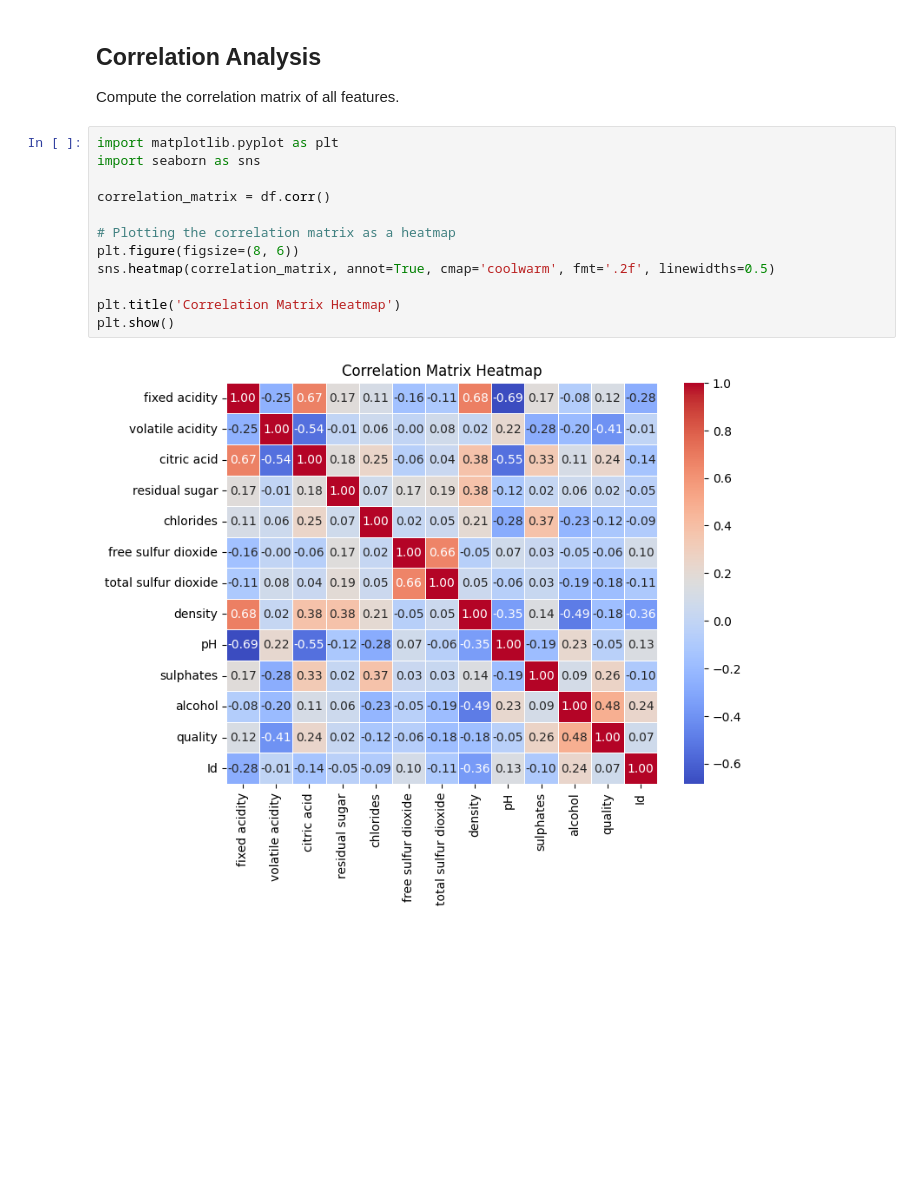
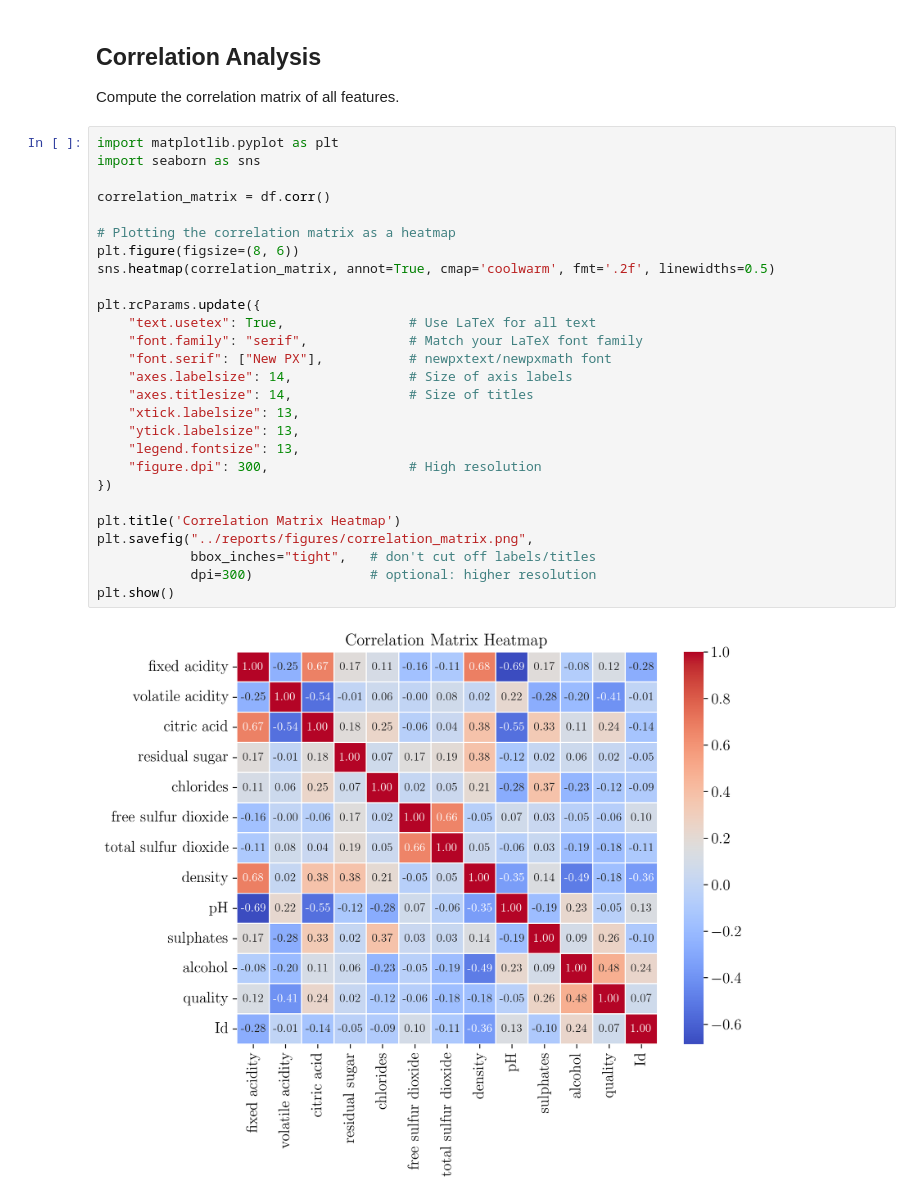
Before and after one commit to SigurdRiseth/idatg2208-assignment-1, a Jupyter notebook: notebooks/01_data_exploration.ipynb, the cells around one changed output. Saved outputs shown, nothing was run; the diff lists cells and outputs as text; blank space fills up the shorter version.

```diff
--- a/notebooks/01_data_exploration.ipynb
+++ b/notebooks/01_data_exploration.ipynb
@@ -51,14 +51,29 @@ Compute the correlation matrix of all features.
 # %%
 import matplotlib.pyplot as plt
 import seaborn as sns
 
 correlation_matrix = df.corr()
 
 # Plotting the correlation matrix as a heatmap
 plt.figure(figsize=(8, 6))
 sns.heatmap(correlation_matrix, annot=True, cmap='coolwarm', fmt='.2f', linewidths=0.5)
 
+plt.rcParams.update({
+    "text.usetex": True,                # Use LaTeX for all text
+    "font.family": "serif",             # Match your LaTeX font family
+    "font.serif": ["New PX"],           # newpxtext/newpxmath font
+    "axes.labelsize": 14,               # Size of axis labels
+    "axes.titlesize": 14,               # Size of titles
+    "xtick.labelsize": 13,
+    "ytick.labelsize": 13,
+    "legend.fontsize": 13,
+    "figure.dpi": 300,                  # High resolution
+})
+
 plt.title('Correlation Matrix Heatmap')
+plt.savefig("../reports/figures/correlation_matrix.png",
+            bbox_inches="tight",   # don't cut off labels/titles
+            dpi=300)               # optional: higher resolution
 plt.show()
 # %% [output]
-[figure, old version]
+[figure, new version]
```
Also changed, not shown: 7 other files.
